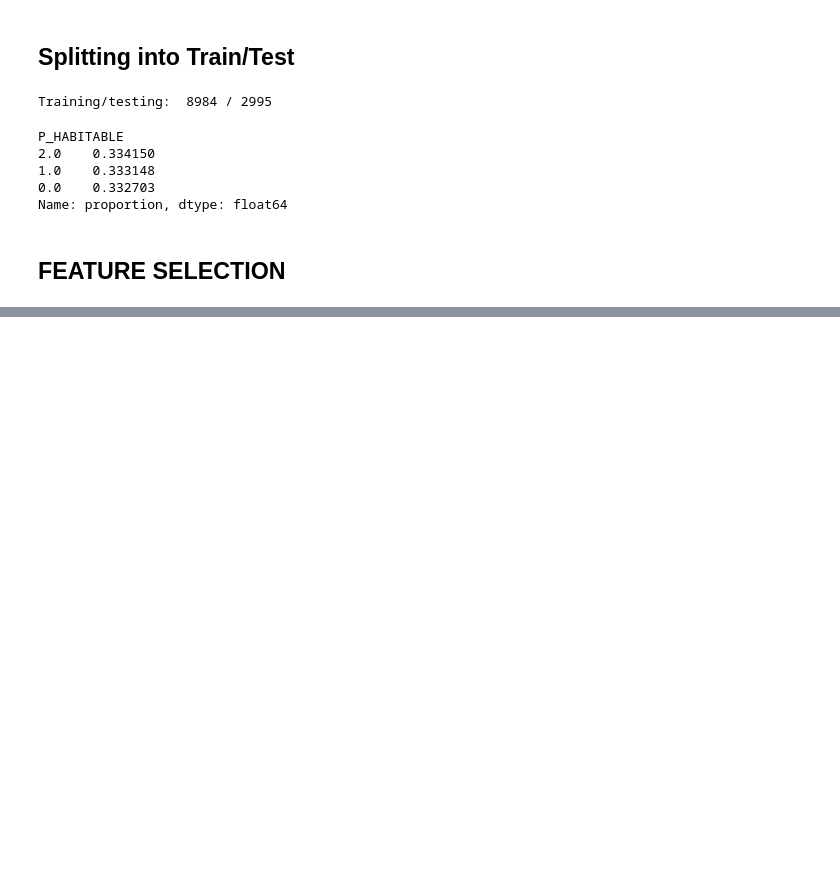
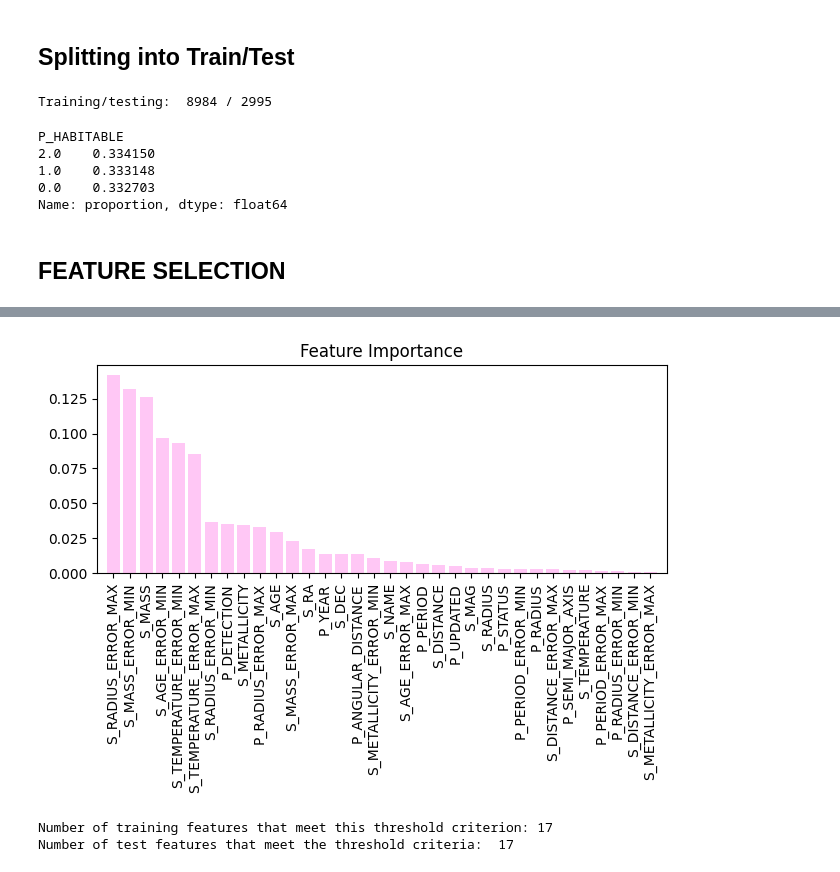
Before and after one commit to Ridima28/Exoplanet-Habitability-Classification, a Jupyter notebook: main.ipynb, the cells around one changed output, grey strips where cells are left out. Drawn from its saved outputs; the diff is of its cells as text; code cells hidden in the pictures; blank space fills up the shorter version.

```diff
--- a/main.ipynb
+++ b/main.ipynb
@@ -289,3 +289,15 @@ P_HABITABLE
 Name: proportion, dtype: float64
 # %% [markdown]
 ## **FEATURE SELECTION**
+# %%
+feat_labels = df.columns[1:]
+
+forest = RandomForestClassifier(n_estimators=100, random_state=42)
+forest.fit(X_train, y_train)
+
+importance = forest.feature_importances_
+
+index = np.argsort(importance)[::-1]
+
+for i in range(X_train.shape[1]):
+    print(feat_labels[index[i]], "               " ,importance[index[i]])
@@ -291,0 +322,35 @@ Name: proportion, dtype: float64
+# %%
+plt.title("Feature Importance")
+plt.bar(range(X_train.shape[1]),
+        importance[index],
+        align = 'center',
+        color= "#ffc7f5")
+
+
+plt.xticks(range(X_train.shape[1]),
+        feat_labels[index], rotation=90)
+
+plt.xlim([-1, X_train.shape[1]])
+plt.tight_layout()
+plt.show()
+# %% [output]
+[figure, added]
+# %%
+#We removed all those features which have importance less then 1%
+sfm = SelectFromModel(forest,threshold=0.01, prefit=True)
+#Created a new data frame for training and testing after removing those features which had importance < 1%
+X_selected_train = pd.DataFrame(sfm.transform(X_train))
+X_selected_test = pd.DataFrame(sfm.transform(X_test))
+
+A = pd.DataFrame(X_selected_train)
+B= pd.DataFrame(X_selected_test)
+
+features = X_train.loc[:, sfm.get_support()].columns
+A.columns = features
+B.columns = A.columns
+
+print('Number of training features that meet this threshold criterion:',  X_selected_train.shape[1])
+print('Number of test features that meet the threshold criteria: ', X_selected_test.shape[1])
+# %% [output]
+Number of training features that meet this threshold criterion: 17
+Number of test features that meet the threshold criteria:  17
```
Also changed, not shown: parts of 4 cells of this notebook, 1 other file.
